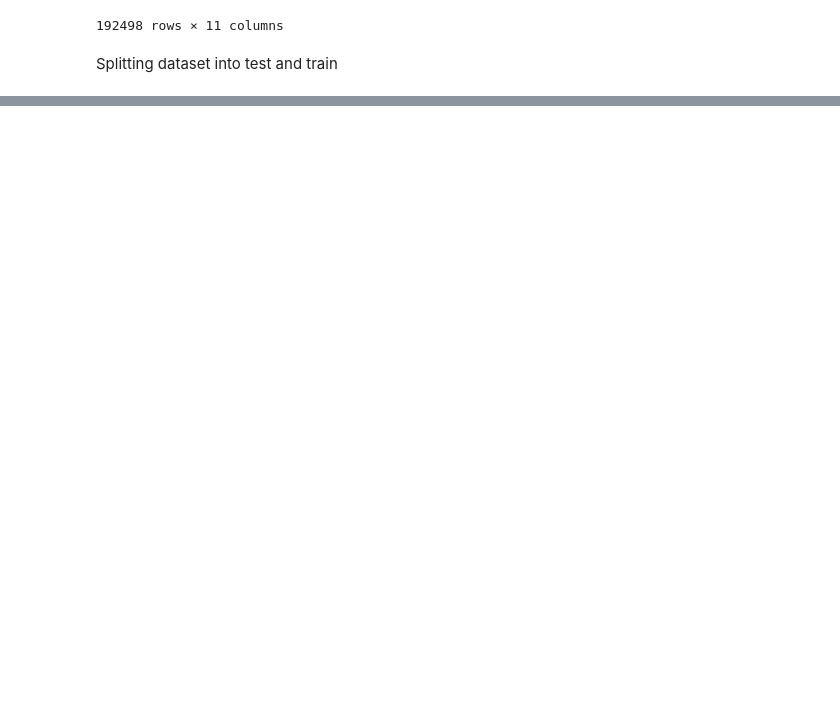
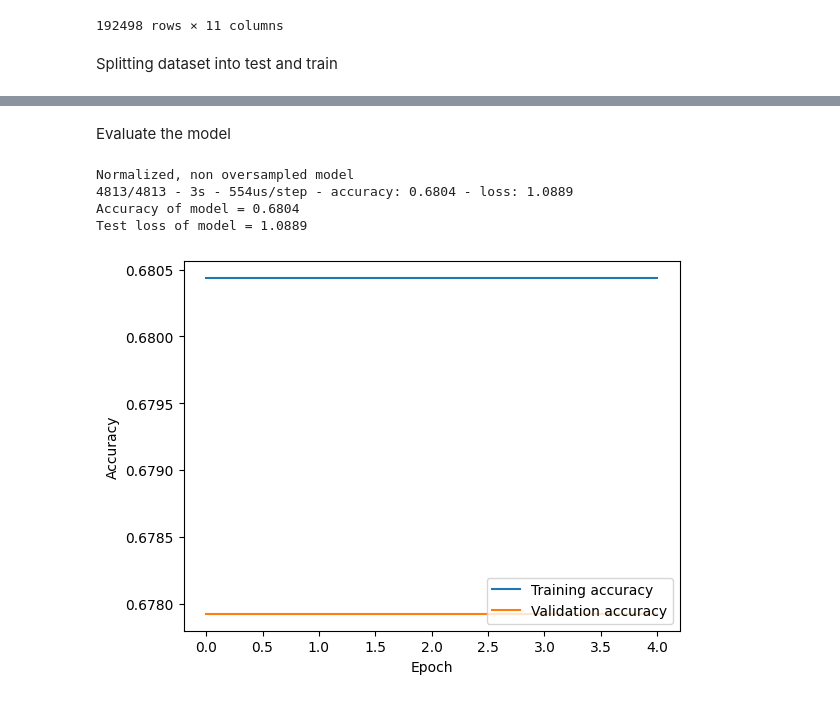
Before and after one commit to cw118/codeml2024, a Jupyter notebook: air_canada.ipynb, the cells around one changed output, grey strips where cells are left out. Cells and saved outputs as stored; diff of their text form; code cells hidden in the pictures; blank space fills up the shorter version.

Commit message:
chore: added sequential model and some plots for accuracy

```diff
--- a/air_canada.ipynb
+++ b/air_canada.ipynb
@@ -203,0 +202,11 @@ print(sorted(Counter(y_resampled).items()))
+# %%
+sequential = models.Sequential(
+    [
+        layers.Dense(20),
+        layers.Dense(10),
+        layers.Dense(3, activation="relu"),
+        layers.Dense(3) #3 classes classficiation
+    ]
+)
+
+sequential.summary()
@@ -203,0 +233,10 @@ print(sorted(Counter(y_resampled).items()))
+# %%
+sequential.compile(optimizer="adam",
+              loss=tf.keras.losses.SparseCategoricalCrossentropy(from_logits=True),
+              metrics=["accuracy"])
+
+#history_normalized = sequential.fit(X_train, y_train, epochs=5,
+#                    validation_data=(X_test, y_test))
+
+history_oversampled = sequential.fit(X_resampled, y_resampled, epochs=5,
+                    validation_data=(X_test, y_test))
@@ -203,0 +254,20 @@ print(sorted(Counter(y_resampled).items()))
+# %% [markdown]
+Evaluate the model
+# %%
+print("Normalized, non oversampled model")
+plt.plot(history_normalized.history["accuracy"], label="Training accuracy")
+plt.plot(history_normalized.history["val_accuracy"], label="Validation accuracy")
+plt.xlabel("Epoch")
+plt.ylabel("Accuracy")
+plt.legend(loc="lower right")
+
+test_loss, test_accuracy = sequential.evaluate(X_train, y_train, verbose=2)
+
+print(f"Accuracy of model = {test_accuracy:.4f}")
+print(f"Test loss of model = {test_loss:.4f}")
+# %% [output]
+Normalized, non oversampled model
+4813/4813 - 3s - 554us/step - accuracy: 0.6804 - loss: 1.0889
+Accuracy of model = 0.6804
+Test loss of model = 1.0889
+[figure, added]
```
Also changed, not shown: parts of 9 cells of this notebook.
